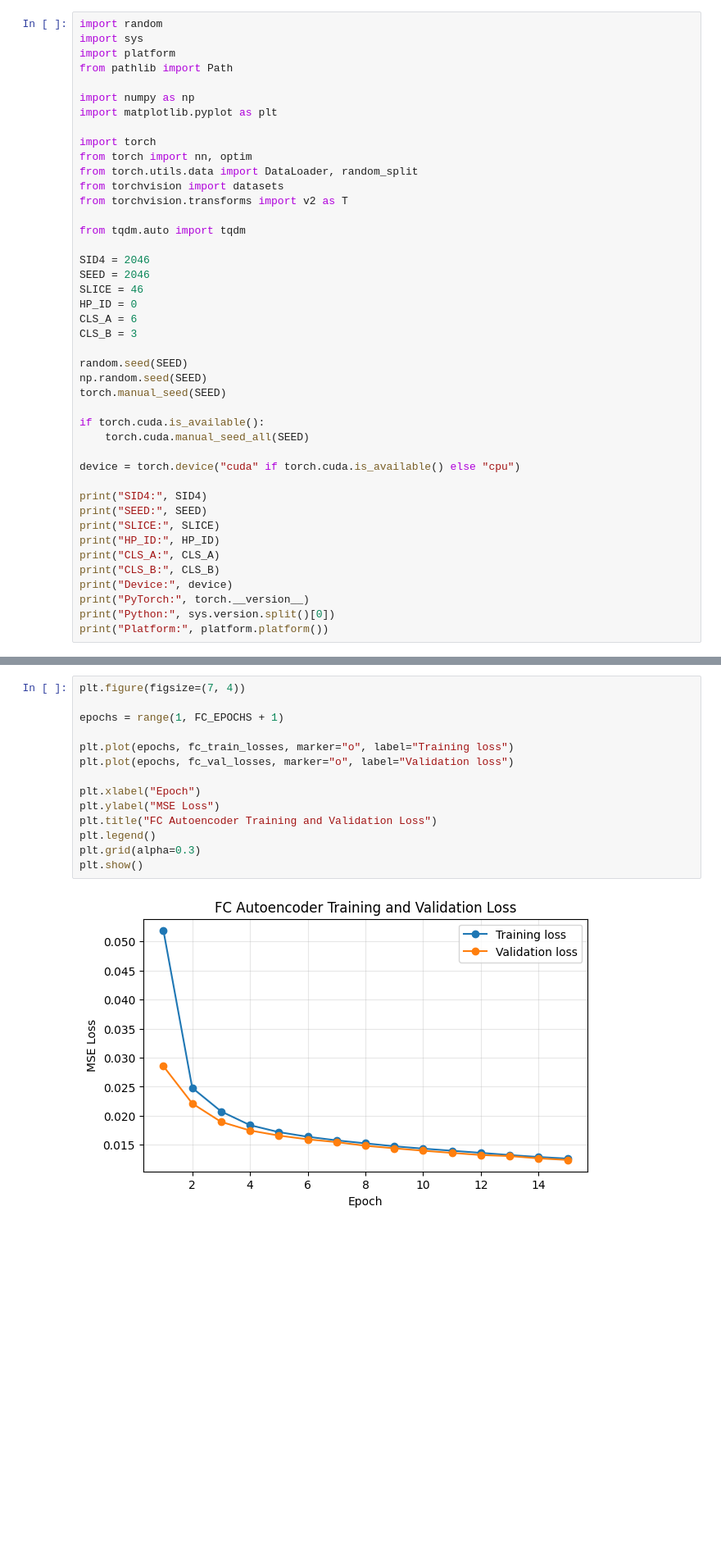
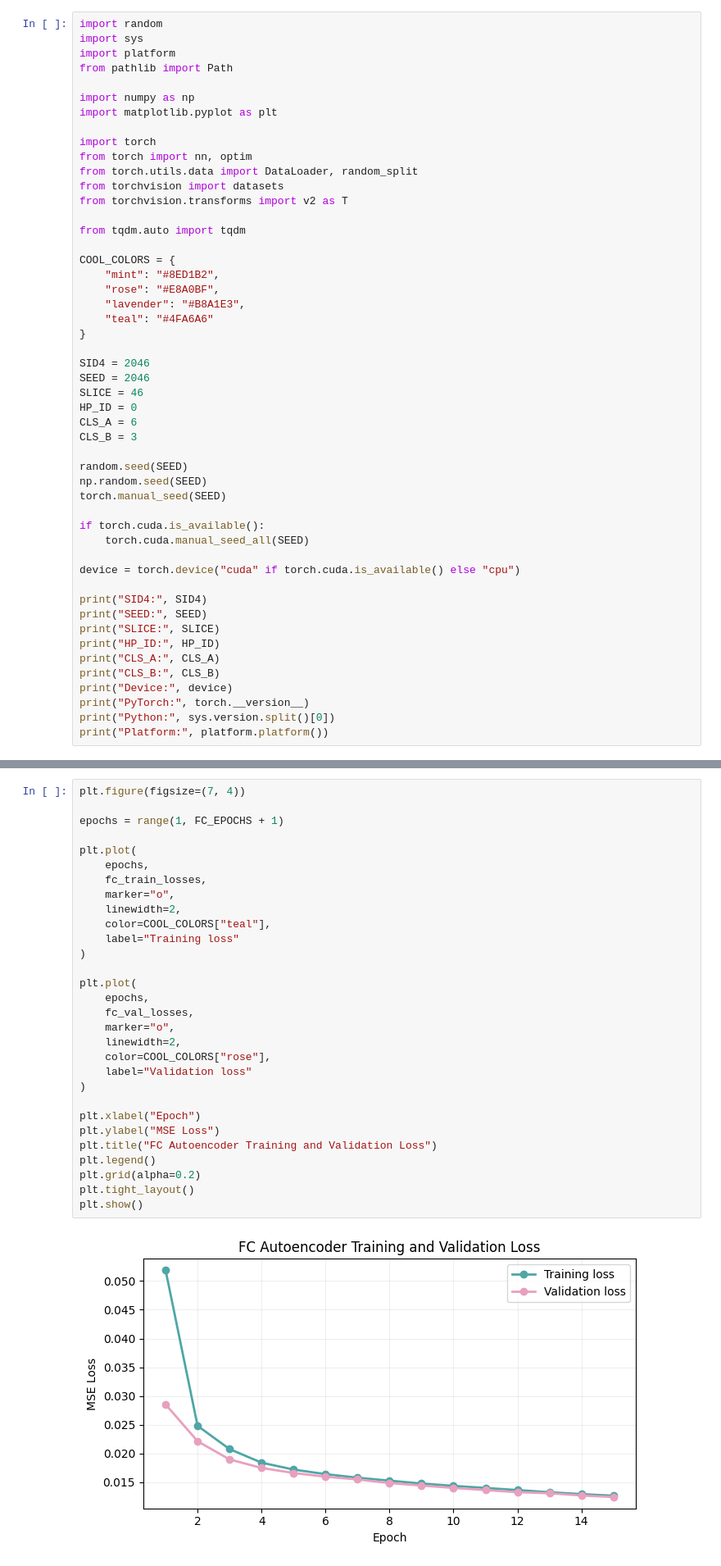
Before and after one commit to DrashtiShah23/data266-2046, a Jupyter notebook: hw7/HW7.ipynb, the cells around one changed output, grey strips where cells are left out. Shown at 82% size. Saved outputs shown, nothing was run; the diff lists cells and outputs as text; blank space fills up the shorter version.

```diff
--- a/hw7/HW7.ipynb
+++ b/hw7/HW7.ipynb
@@ -103,6 +105,13 @@ from torchvision import datasets
 from torchvision.transforms import v2 as T
 
 from tqdm.auto import tqdm
+
+COOL_COLORS = {
+    "mint": "#8ED1B2",
+    "rose": "#E8A0BF",
+    "lavender": "#B8A1E3",
+    "teal": "#4FA6A6"
+}
 
 SID4 = 2046
 SEED = 2046
@@ -471,19 +480,35 @@ Best validation loss: 0.012408
 # %%
 plt.figure(figsize=(7, 4))
 
 epochs = range(1, FC_EPOCHS + 1)
 
-plt.plot(epochs, fc_train_losses, marker="o", label="Training loss")
-plt.plot(epochs, fc_val_losses, marker="o", label="Validation loss")
+plt.plot(
+    epochs,
+    fc_train_losses,
+    marker="o",
+    linewidth=2,
+    color=COOL_COLORS["teal"],
+    label="Training loss"
+)
+
+plt.plot(
+    epochs,
+    fc_val_losses,
+    marker="o",
+    linewidth=2,
+    color=COOL_COLORS["rose"],
+    label="Validation loss"
+)
 
 plt.xlabel("Epoch")
 plt.ylabel("MSE Loss")
 plt.title("FC Autoencoder Training and Validation Loss")
 plt.legend()
-plt.grid(alpha=0.3)
+plt.grid(alpha=0.2)
+plt.tight_layout()
 plt.show()
 # %% [output]
-[figure, old version]
+[figure, new version]
 # %%
 fc_test_loss = evaluate_fc(
     fc_ae,
```
Also changed, not shown: parts of 18 cells of this notebook.
